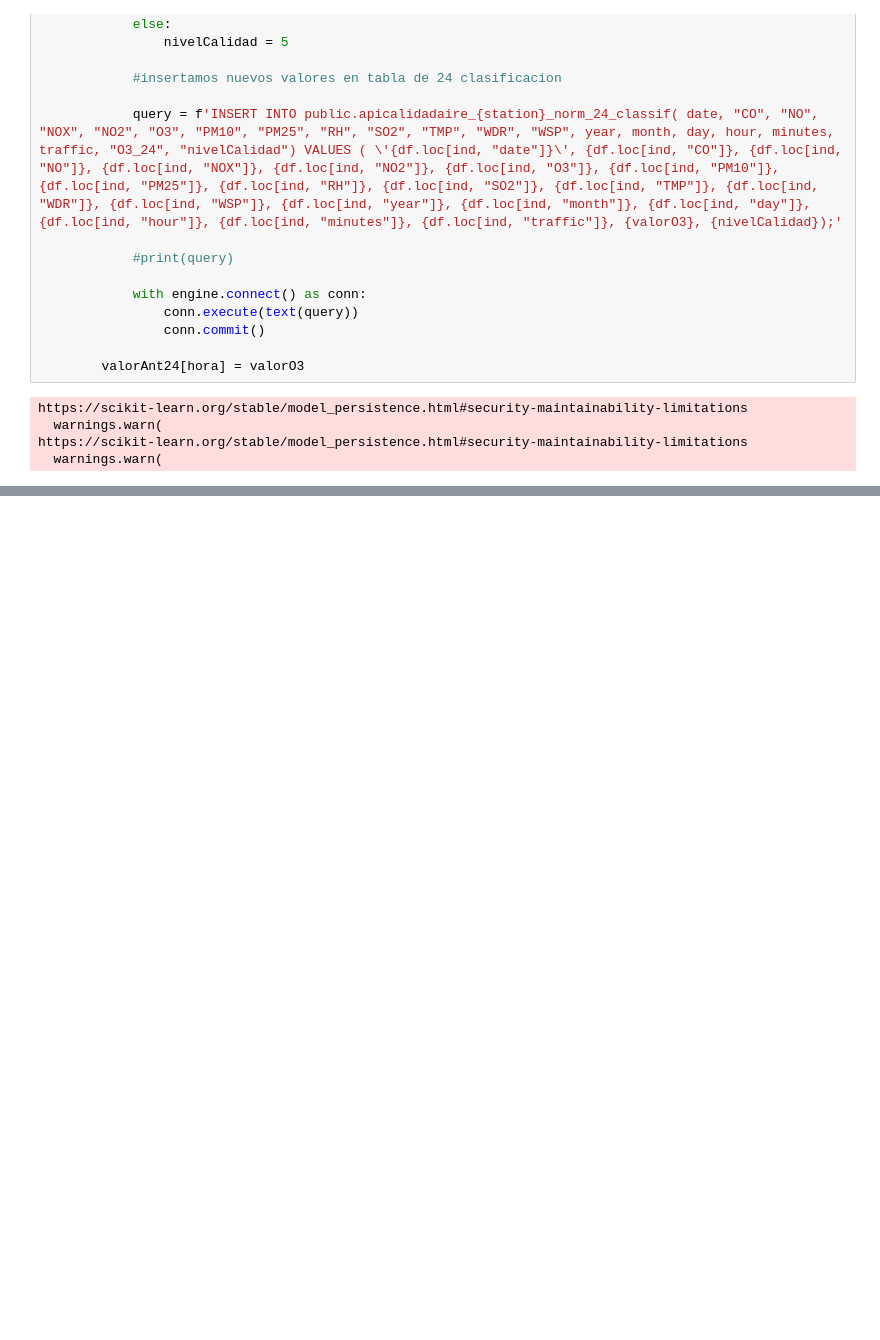
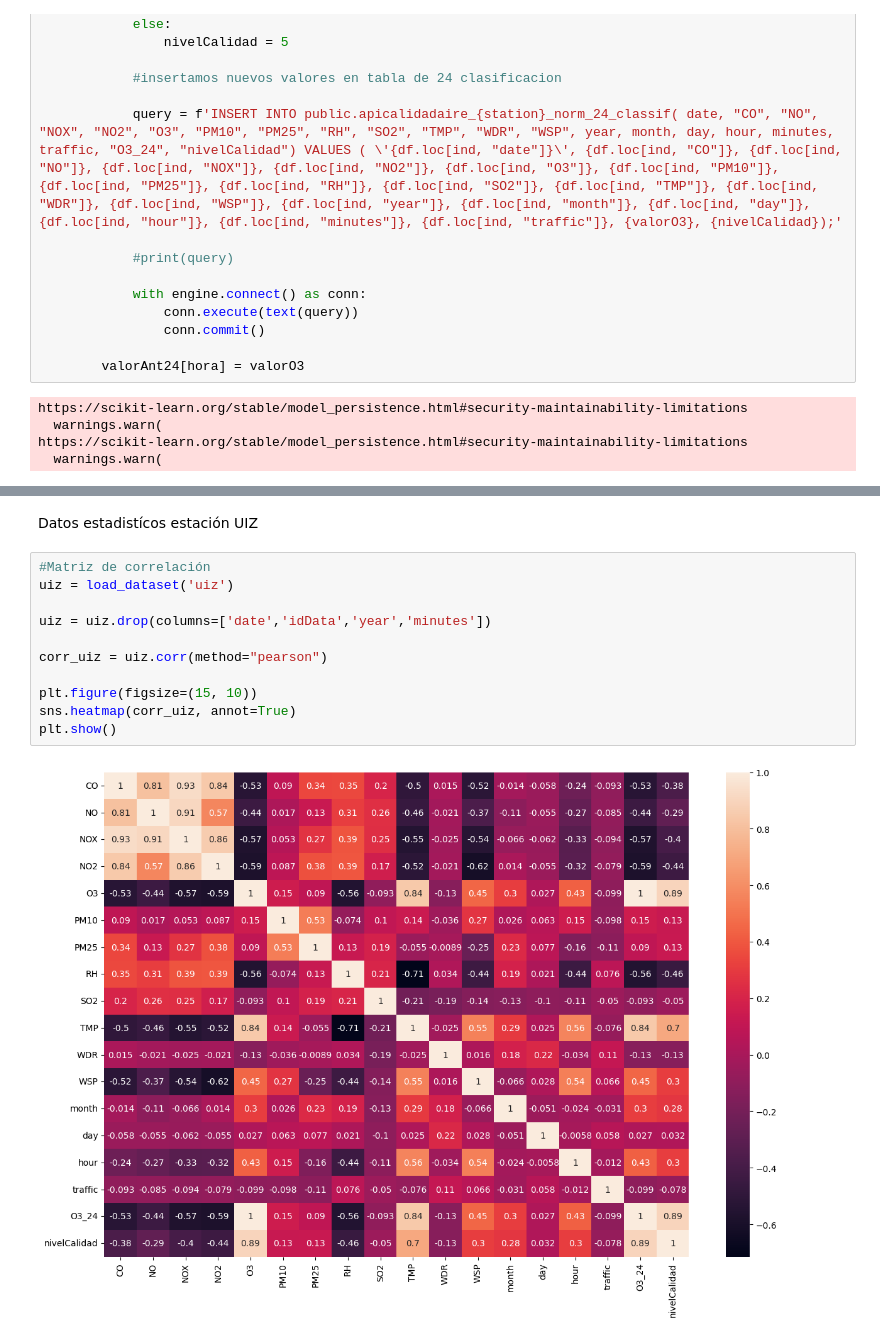
Before and after one commit to vlegaria/air-poll-predict-dev, a Jupyter notebook: ML/Notebooks/prediction_clasification.ipynb, the cells around one changed output, grey strips where cells are left out. Cells and saved outputs as stored; diff of their text form; blank space fills up the shorter version.

```diff
--- a/ML/Notebooks/prediction_clasification.ipynb
+++ b/ML/Notebooks/prediction_clasification.ipynb
@@ -250,0 +272,15 @@ Created version '3' of model 'O3-uiz_24hr_classification_model'.
+# %% [markdown]
+Datos estadistícos estación UIZ
+# %%
+#Matriz de correlación
+uiz = load_dataset('uiz')
+
+uiz = uiz.drop(columns=['date','idData','year','minutes'])
+
+corr_uiz = uiz.corr(method="pearson")
+
+plt.figure(figsize=(15, 10))
+sns.heatmap(corr_uiz, annot=True)
+plt.show()
+# %% [output]
+[figure, added]
```
Also changed, not shown: parts of 8 cells of this notebook.
